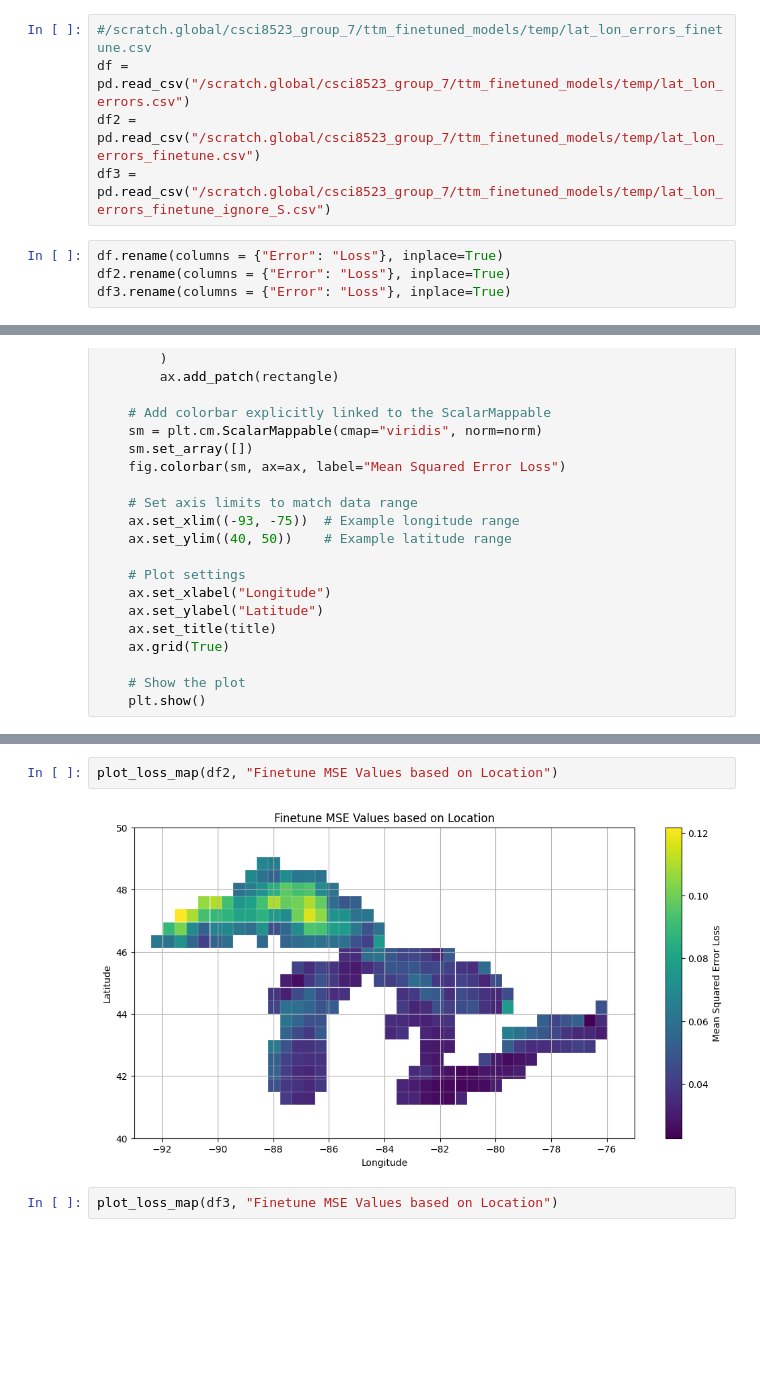
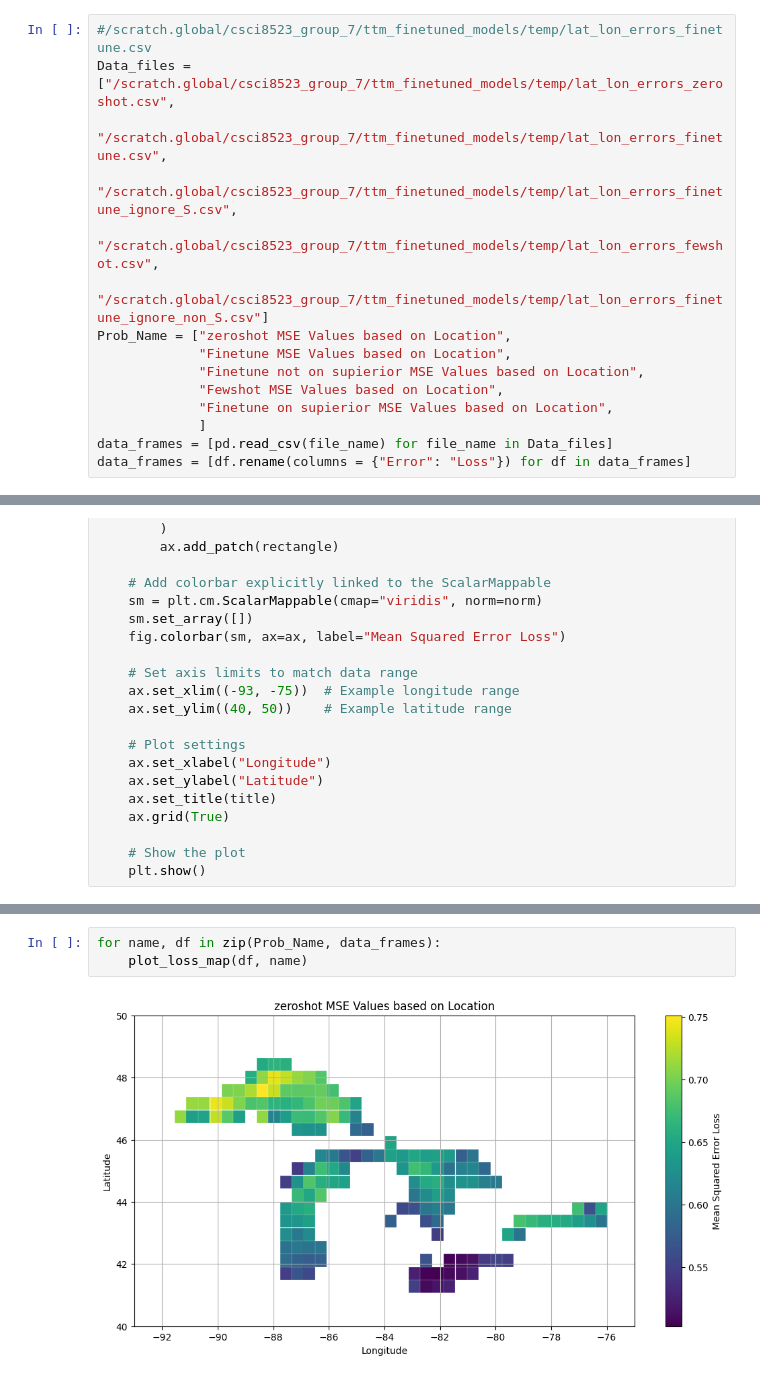
Before and after one commit to MarlinRLee/TTM_Lake_temp_pred, a Jupyter notebook: Early_View_zero_Shot.ipynb, the cells around one changed output, grey strips where cells are left out. Saved outputs shown, nothing was run; the diff lists cells and outputs as text; blank space fills up the shorter version.

```diff
--- a/Early_View_zero_Shot.ipynb
+++ b/Early_View_zero_Shot.ipynb
@@ -1,15 +1,21 @@
 # %%
 import pandas as pd
 import matplotlib.pyplot as plt
-# %%
-#/scratch.global/csci8523_group_7/ttm_finetuned_models/temp/lat_lon_errors_finetune.csv
-df = pd.read_csv("/scratch.global/csci8523_group_7/ttm_finetuned_models/temp/lat_lon_errors.csv")
-df2 = pd.read_csv("/scratch.global/csci8523_group_7/ttm_finetuned_models/temp/lat_lon_errors_finetune.csv")
-df3 = pd.read_csv("/scratch.global/csci8523_group_7/ttm_finetuned_models/temp/lat_lon_errors_finetune_ignore_S.csv")
-# %%
-df.rename(columns = {"Error": "Loss"}, inplace=True)
-df2.rename(columns = {"Error": "Loss"}, inplace=True)
-df3.rename(columns = {"Error": "Loss"}, inplace=True)
+# %%
+#/scratch.global/csci8523_group_7/ttm_finetuned_models/temp/lat_lon_errors_finetune.csv
+Data_files = ["/scratch.global/csci8523_group_7/ttm_finetuned_models/temp/lat_lon_errors_zeroshot.csv",
+                 "/scratch.global/csci8523_group_7/ttm_finetuned_models/temp/lat_lon_errors_finetune.csv",
+                 "/scratch.global/csci8523_group_7/ttm_finetuned_models/temp/lat_lon_errors_finetune_ignore_S.csv",
+                 "/scratch.global/csci8523_group_7/ttm_finetuned_models/temp/lat_lon_errors_fewshot.csv",
+                 "/scratch.global/csci8523_group_7/ttm_finetuned_models/temp/lat_lon_errors_finetune_ignore_non_S.csv"]
+Prob_Name = ["zeroshot MSE Values based on Location",
+             "Finetune MSE Values based on Location",
+             "Finetune not on supierior MSE Values based on Location",
+             "Fewshot MSE Values based on Location",
+             "Finetune on supierior MSE Values based on Location",
+             ]
+data_frames = [pd.read_csv(file_name) for file_name in Data_files]
+data_frames = [df.rename(columns = {"Error": "Loss"}) for df in data_frames]
 # %%
 import matplotlib.pyplot as plt
 import matplotlib.patches as patches
@@ -65,6 +67,5 @@ plot_loss_map(df, "zeroshot MSE Values based on Location")
-# %%
-plot_loss_map(df2, "Finetune MSE Values based on Location")
-# %% [output]
-[figure, removed]
-# %%
-plot_loss_map(df3, "Finetune MSE Values based on Location")
+# %%
+for name, df in zip(Prob_Name, data_frames):
+    plot_loss_map(df, name)
+# %% [output]
+[figure, added]
```
Also changed, not shown: parts of 4 cells of this notebook, 7 other files.
